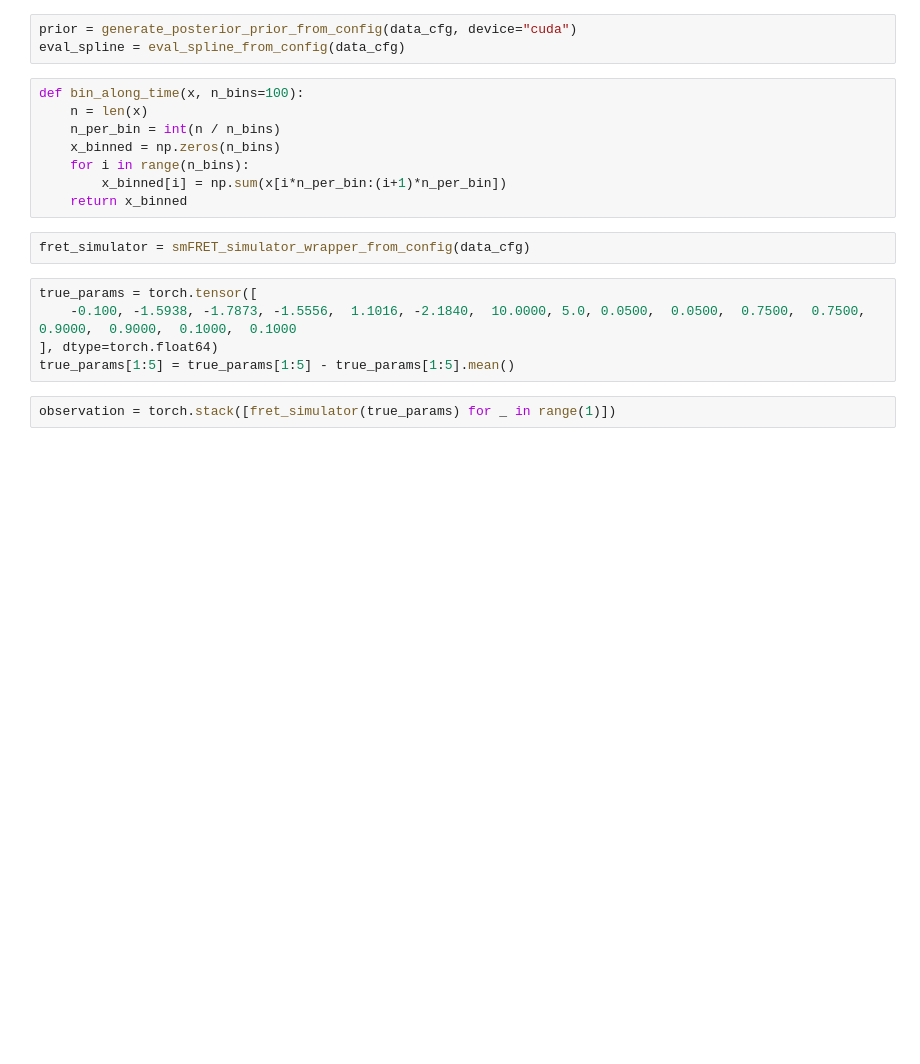
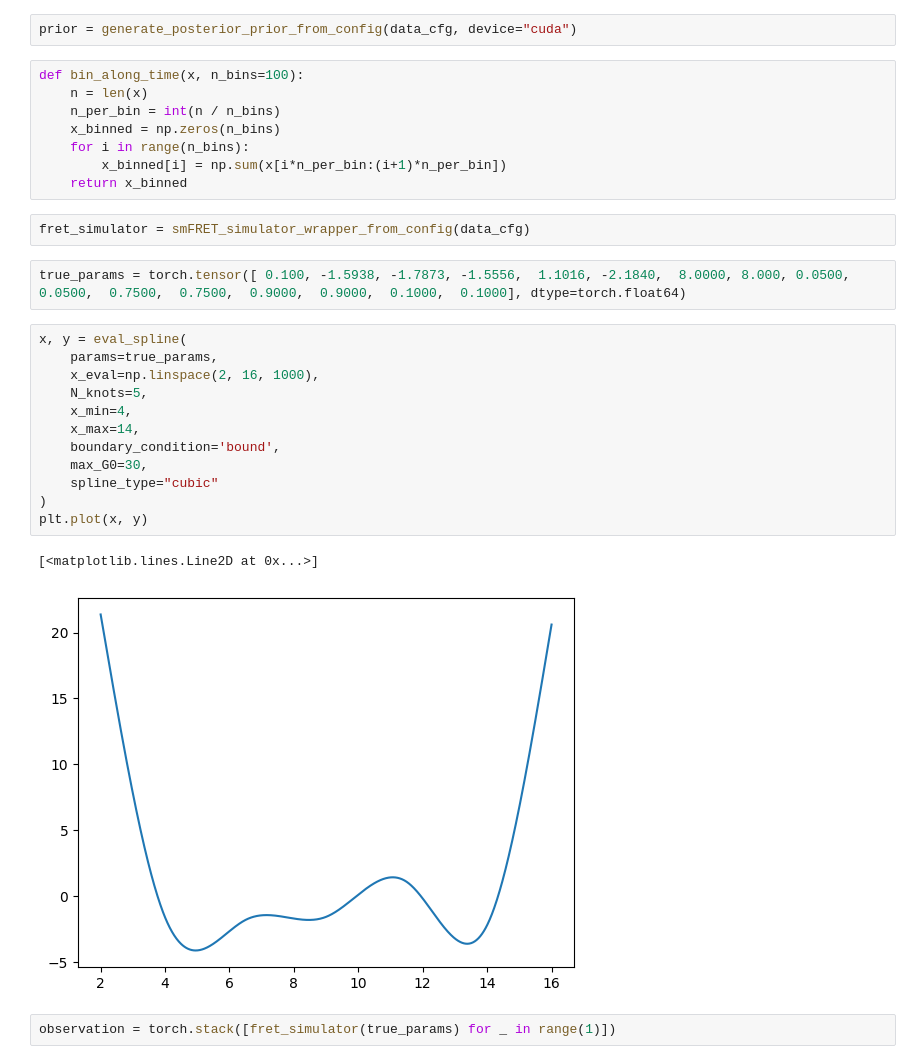
Before and after one commit to covinolab/smFRET_sbi, a Jupyter notebook: analysis/eval_posterior.ipynb, the cells around one changed output. Cells and saved outputs as stored; diff of their text form; blank space fills up the shorter version.

```diff
--- a/analysis/eval_posterior.ipynb
+++ b/analysis/eval_posterior.ipynb
@@ -25,6 +25,5 @@ data_cfg = "../conf/simulator/highnodes.yaml"
 # %%
 prior = generate_posterior_prior_from_config(data_cfg, device="cuda")
-eval_spline = eval_spline_from_config(data_cfg)
 # %%
 def bin_along_time(x, n_bins=100):
     n = len(x)
@@ -36,10 +35,22 @@ def bin_along_time(x, n_bins=100):
 # %%
 fret_simulator = smFRET_simulator_wrapper_from_config(data_cfg)
 # %%
-true_params = torch.tensor([
-    -0.100, -1.5938, -1.7873, -1.5556,  1.1016, -2.1840,  10.0000, 5.0, 0.0500,  0.0500,  0.7500,  0.7500,  0.9000,  0.9000,  0.1000,  0.1000
-], dtype=torch.float64)
-true_params[1:5] = true_params[1:5] - true_params[1:5].mean()
+true_params = torch.tensor([ 0.100, -1.5938, -1.7873, -1.5556,  1.1016, -2.1840,  8.0000, 8.000, 0.0500,  0.0500,  0.7500,  0.7500,  0.9000,  0.9000,  0.1000,  0.1000], dtype=torch.float64)
+# %%
+x, y = eval_spline(
+    params=true_params,
+    x_eval=np.linspace(2, 16, 1000),
+    N_knots=5,
+    x_min=4,
+    x_max=14,
+    boundary_condition='bound',
+    max_G0=30,
+    spline_type="cubic"
+)
+plt.plot(x, y)
+# %% [output]
+[<matplotlib.lines.Line2D at 0x...>]
+[figure, added]
 # %%
 observation = torch.stack([fret_simulator(true_params) for _ in range(1)])
 # %%
```
Also changed, not shown: parts of 10 cells of this notebook, 6 other files.
